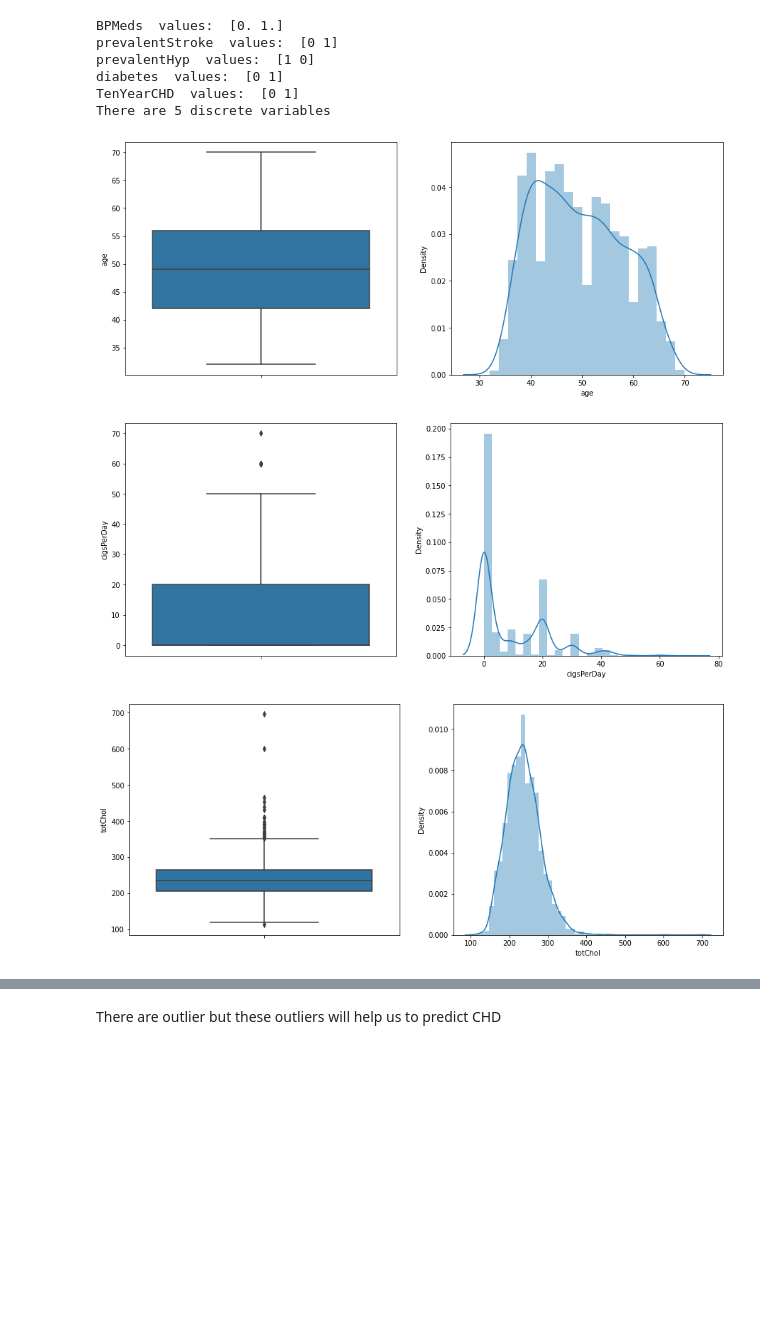
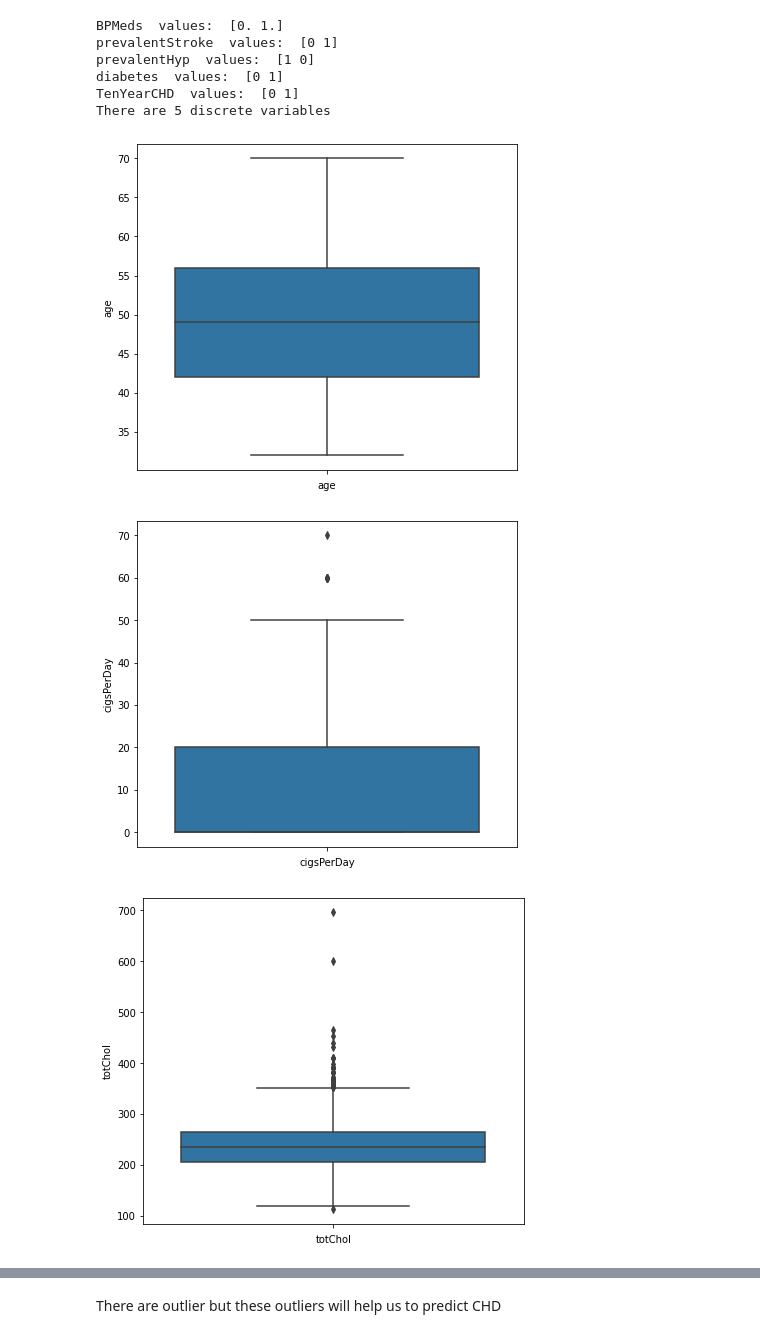
Before and after one commit to smkmohsin/Cardiovascular-Risk-Prediction, a Jupyter notebook: Cardiovascular_Risk_Prediction_Sheikh_Mohsin_Kader.ipynb, the cells around one changed output, grey strips where cells are left out. Drawn from its saved outputs; the diff is of its cells as text; code cells hidden in the pictures; blank space fills up the shorter version.

```diff
--- a/Cardiovascular_Risk_Prediction_Sheikh_Mohsin_Kader.ipynb
+++ b/Cardiovascular_Risk_Prediction_Sheikh_Mohsin_Kader.ipynb
@@ -127,0 +182,4 @@ Index(['id', 'age', 'education', 'cigsPerDay', 'BPMeds', 'prevalentStroke',
+# %%
+rcParams['figure.figsize'] = 7,5
+sns.distplot(df_1['BMI'],color='goldenrod')
+plt.title('Body Mass Index')
@@ -127,0 +189,4 @@ Index(['id', 'age', 'education', 'cigsPerDay', 'BPMeds', 'prevalentStroke',
+# %%
+rcParams['figure.figsize'] = 7,5
+sns.distplot(df_1['sysBP'],color='darkslategrey')
+plt.title('Systolic Blood Pressure')
@@ -127,0 +196,4 @@ Index(['id', 'age', 'education', 'cigsPerDay', 'BPMeds', 'prevalentStroke',
+# %%
+rcParams['figure.figsize'] = 7,5
+sns.distplot(df_1['diaBP'],color='maroon')
+plt.title('Diastolic Blood Pressure')
@@ -127,0 +203,4 @@ Index(['id', 'age', 'education', 'cigsPerDay', 'BPMeds', 'prevalentStroke',
+# %%
+rcParams['figure.figsize'] = 7,5
+sns.distplot(df_1['heartRate'],color='red')
+plt.title('Heart Rate')
@@ -266,20 +348,16 @@ There are 5 discrete variables
 # %%
 continuous = [var for var in numerical if var not in discrete and var not in ['TenYearCHD']]
 # %%
-#@title
 for var in continuous:
     plt.figure(figsize=(15,6))
     plt.subplot(1, 2, 1)
     fig = sns.boxplot(y=dataset[var])
     fig.set_title('')
     fig.set_ylabel(var)
-
-    plt.subplot(1, 2, 2)
-    fig = sns.distplot(dataset[var].dropna())
     fig.set_xlabel(var)
 
     plt.show()
 # %% [output]
-[figure, old version]
+[figure, new version]
-[figure, old version]
+[figure, new version]
-[figure, old version]
+[figure, new version]
```
Also changed, not shown: parts of 57 cells of this notebook.
